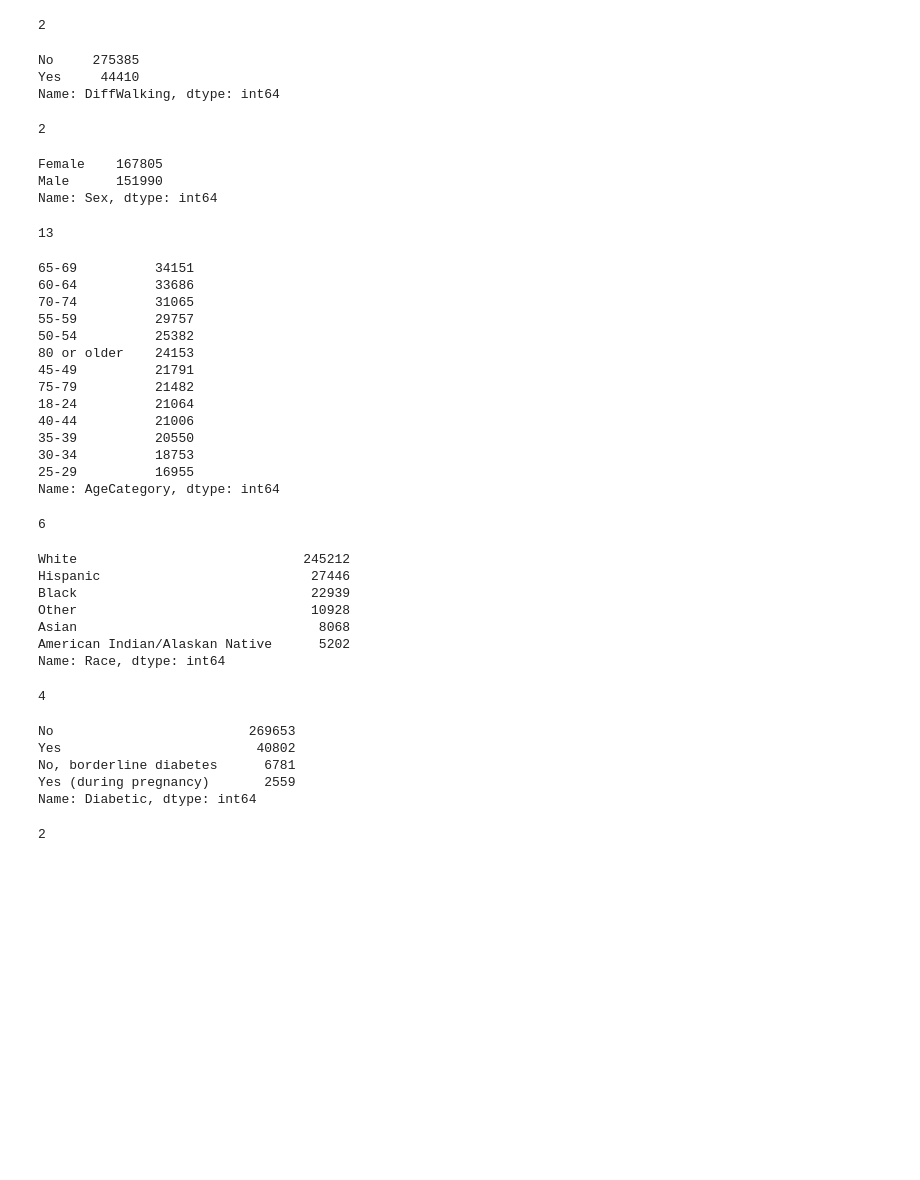
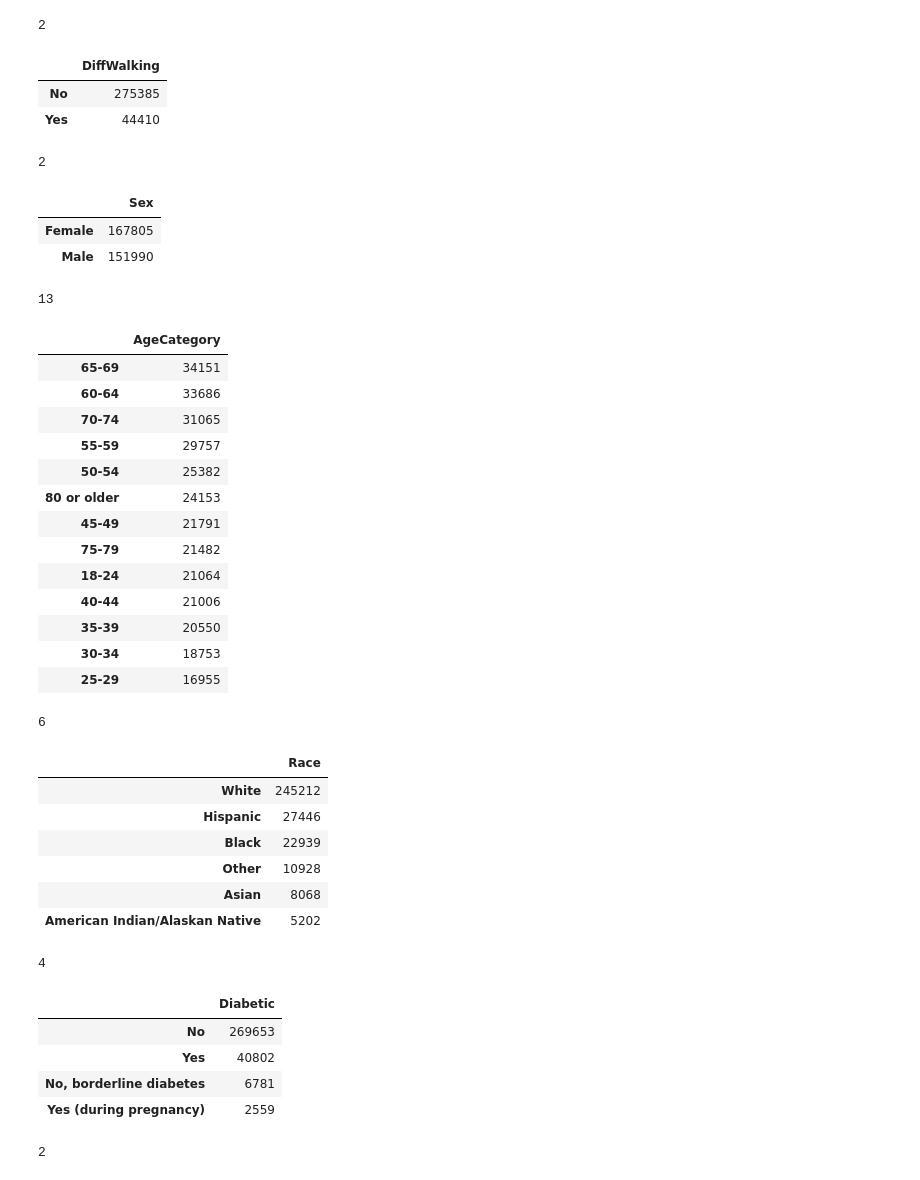
Before and after one commit to JerayuT/Group-5-WQ23-Data-Science, a Jupyter notebook: Project Code Template.ipynb, the cells around one changed output. Saved outputs shown, nothing was run; the diff lists cells and outputs as text; code cells hidden in the pictures; blank space fills up the shorter version.

```diff
--- a/Project Code Template.ipynb
+++ b/Project Code Template.ipynb
@@ -107,68 +118,68 @@ len(pd.unique(data['DiffWalking']))
 # %% [output]
 2
 # %%
-data.DiffWalking.value_counts()
+data.DiffWalking.value_counts().to_frame()
 # %% [output]
-No     275385
-Yes     44410
-Name: DiffWalking, dtype: int64
+|  | DiffWalking |
+| No | 275385 |
+| Yes | 44410 |
 # %%
 len(pd.unique(data['Sex']))
 # %% [output]
 2
 # %%
-data.Sex.value_counts()
+data.Sex.value_counts().to_frame()
 # %% [output]
-Female    167805
-Male      151990
-Name: Sex, dtype: int64
+|  | Sex |
+| Female | 167805 |
+| Male | 151990 |
 # %%
 len(pd.unique(data['AgeCategory']))
 # %% [output]
 13
 # %%
-data.AgeCategory.value_counts()
+data.AgeCategory.value_counts().to_frame()
 # %% [output]
-65-69          34151
-60-64          33686
-70-74          31065
-55-59          29757
-50-54          25382
-80 or older    24153
-45-49          21791
-75-79          21482
-18-24          21064
-40-44          21006
-35-39          20550
-30-34          18753
-25-29          16955
-Name: AgeCategory, dtype: int64
+|  | AgeCategory |
+| 65-69 | 34151 |
+| 60-64 | 33686 |
+| 70-74 | 31065 |
+| 55-59 | 29757 |
+| 50-54 | 25382 |
+| 80 or older | 24153 |
+| 45-49 | 21791 |
+| 75-79 | 21482 |
+| 18-24 | 21064 |
+| 40-44 | 21006 |
+| 35-39 | 20550 |
+| 30-34 | 18753 |
+| 25-29 | 16955 |
 # %%
 len(pd.unique(data['Race']))
 # %% [output]
 6
 # %%
-data.Race.value_counts()
+data.Race.value_counts().to_frame()
 # %% [output]
-White                             245212
-Hispanic                           27446
-Black                              22939
-Other                              10928
-Asian                               8068
-American Indian/Alaskan Native      5202
-Name: Race, dtype: int64
+|  | Race |
+| White | 245212 |
+| Hispanic | 27446 |
+| Black | 22939 |
+| Other | 10928 |
+| Asian | 8068 |
+| American Indian/Alaskan Native | 5202 |
 # %%
 len(pd.unique(data['Diabetic']))
 # %% [output]
 4
 # %%
-data.Diabetic.value_counts()
+data.Diabetic.value_counts().to_frame()
 # %% [output]
-No                         269653
-Yes                         40802
-No, borderline diabetes      6781
-Yes (during pregnancy)       2559
-Name: Diabetic, dtype: int64
+|  | Diabetic |
+| No | 269653 |
+| Yes | 40802 |
+| No, borderline diabetes | 6781 |
+| Yes (during pregnancy) | 2559 |
 # %%
 len(pd.unique(data['PhysicalActivity']))
 # %% [output]
```
Also changed, not shown: parts of 18 cells of this notebook.
